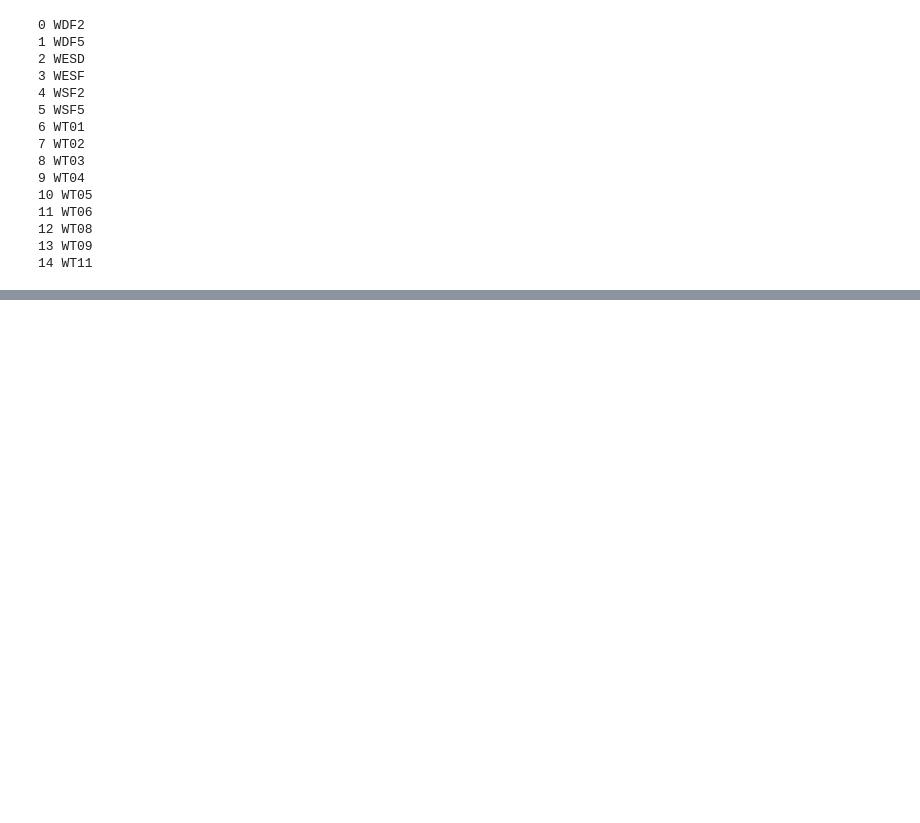
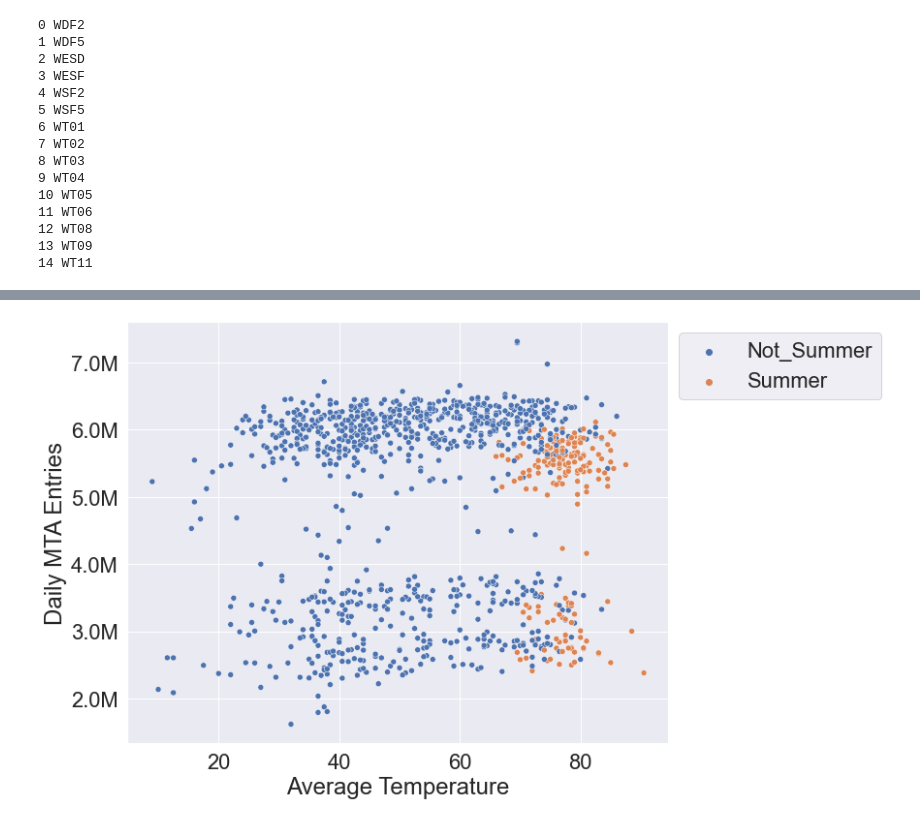
Before and after one commit to JoshJingtianWang/NYC-MTA-EDA, a Jupyter notebook: code/weatherplot.ipynb, the cells around one changed output, grey strips where cells are left out. Drawn from its saved outputs; the diff is of its cells as text; code cells hidden in the pictures; blank space fills up the shorter version.

```diff
--- a/code/weatherplot.ipynb
+++ b/code/weatherplot.ipynb
@@ -218,0 +268,25 @@ fig.figure.savefig("Weather_MTA.png", dpi=1200)
+# %%
+#zero in on temperature plot
+def millions_formatter(x, pos):
+    return f'{x / 1000000}M'
+
+fig = plt.figure(figsize=(10,8))
+
+ax=sns.scatterplot(data=df_zero, x='TAVG', y="DAILY_ENTRIES",
+           hue='issummer'
+            )
+
+ax.set_xlabel( "Average Temperature" )
+ax.set_ylabel( "Daily MTA Entries" )
+plt.legend(
+            #labels=["1","2","3","4","5"],
+           loc = 2,
+           bbox_to_anchor = (1,1)
+          )
+
+ax.yaxis.set_major_formatter(FuncFormatter(millions_formatter))
+
+sns.set(font_scale = 2)
+fig.figure.savefig("Temperature_MTA.png", dpi=1200, bbox_inches="tight",transparent=True)
+# %% [output]
+[figure, added]
```
Also changed, not shown: parts of 16 cells of this notebook, 4 other files.
